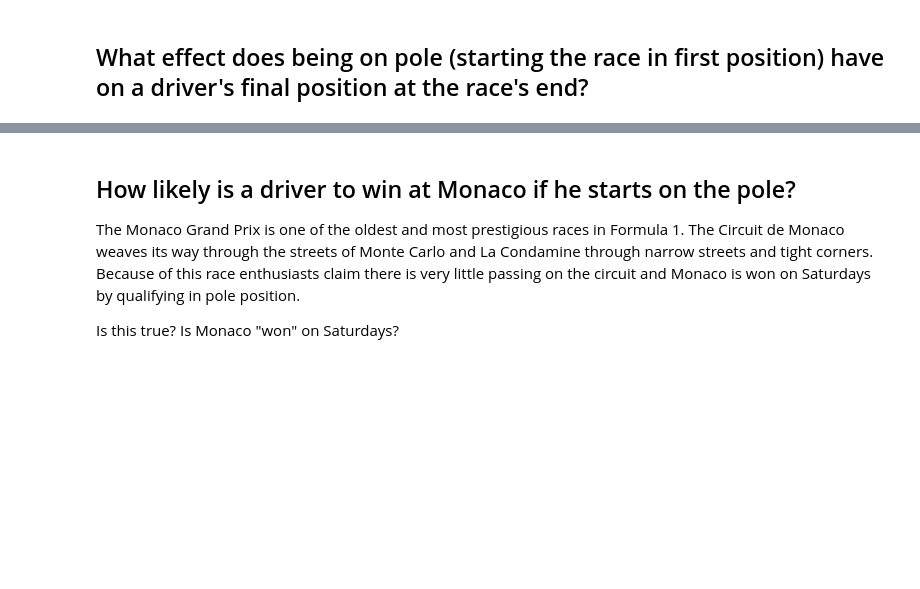
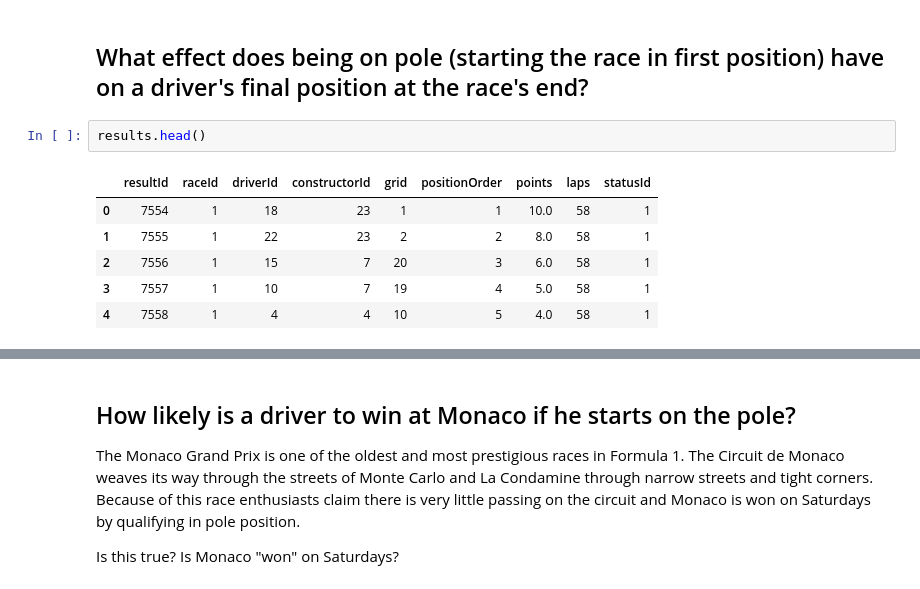
Before and after one commit to jabsneve/F1_mini_project, a Jupyter notebook: Formula 1/Formula_1.ipynb, the cells around one changed output, grey strips where cells are left out. Saved outputs shown, nothing was run; the diff lists cells and outputs as text; blank space fills up the shorter version.

```diff
--- a/Formula 1/Formula_1.ipynb
+++ b/Formula 1/Formula_1.ipynb
@@ -293,3 +267,12 @@ winners2.head()
 | 4 | Ayrton Senna | 41 | 162 | 25.31 |
 # %% [markdown]
 ## What effect does being on pole (starting the race in first position) have on a driver's final position at the race's end?
+# %%
+results.head()
+# %% [output]
+|  | resultId | raceId | driverId | constructorId | grid | positionOrder | points | laps | statusId |
+| 0 | 7554 | 1 | 18 | 23 | 1 | 1 | 10.0 | 58 | 1 |
+| 1 | 7555 | 1 | 22 | 23 | 2 | 2 | 8.0 | 58 | 1 |
+| 2 | 7556 | 1 | 15 | 7 | 20 | 3 | 6.0 | 58 | 1 |
+| 3 | 7557 | 1 | 10 | 7 | 19 | 4 | 5.0 | 58 | 1 |
+| 4 | 7558 | 1 | 4 | 4 | 10 | 5 | 4.0 | 58 | 1 |
```
Also changed, not shown: parts of 21 cells of this notebook.
